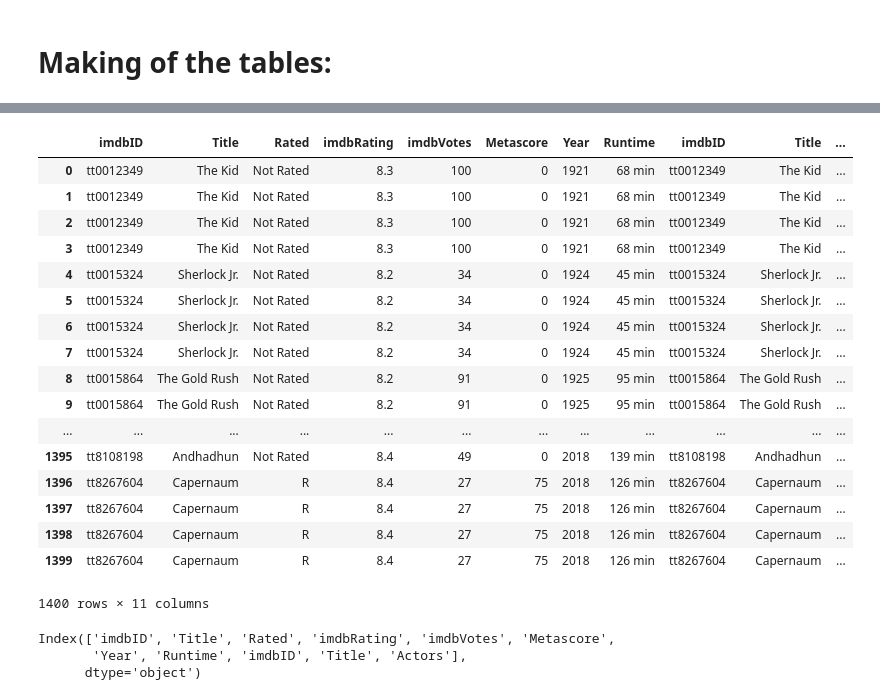
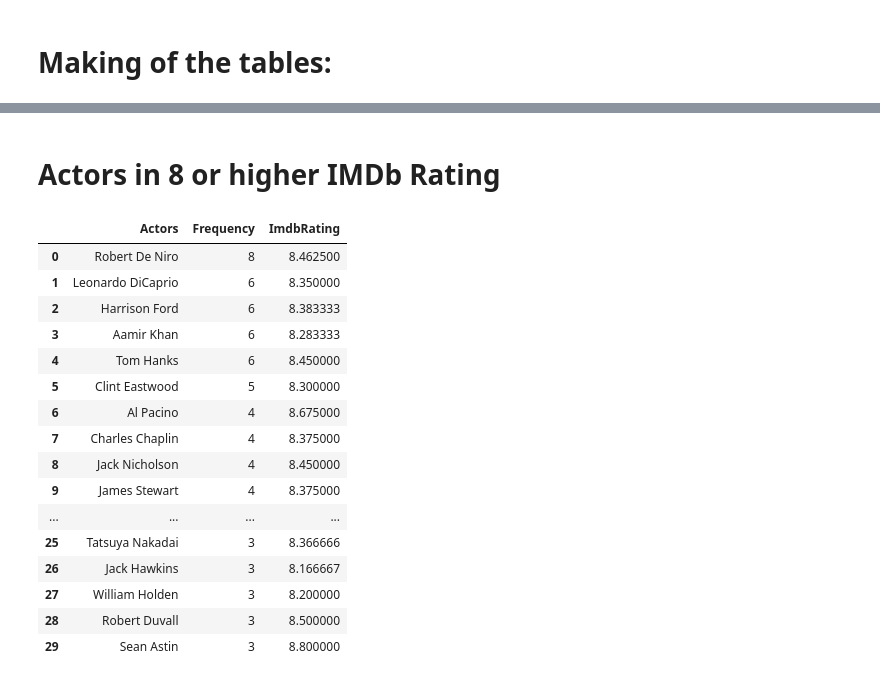
Before and after one commit to sdman135/Mod-1-Project, a Jupyter notebook: Sam_Mod-1-Web-Scraping-Project-1_new-Cleaned.ipynb, the cells around one changed output, grey strips where cells are left out. Cells and saved outputs as stored; diff of their text form; code cells hidden in the pictures.

```diff
--- a/Sam_Mod-1-Web-Scraping-Project-1_new-Cleaned.ipynb
+++ b/Sam_Mod-1-Web-Scraping-Project-1_new-Cleaned.ipynb
@@ -337,27 +291,2 @@ df.columns=['imdbID', 'Title', 'Rated','imdbRating','imdbVotes', 'Metascore', 'Y
-# %%
-df
-# %% [output]
-|  | imdbID | Title | Rated | imdbRating | imdbVotes | Metascore | Year | Runtime | imdbID | Title | ... |
-| 0 | tt0012349 | The Kid | Not Rated | 8.3 | 100 | 0 | 1921 | 68 min | tt0012349 | The Kid | ... |
-| 1 | tt0012349 | The Kid | Not Rated | 8.3 | 100 | 0 | 1921 | 68 min | tt0012349 | The Kid | ... |
-| 2 | tt0012349 | The Kid | Not Rated | 8.3 | 100 | 0 | 1921 | 68 min | tt0012349 | The Kid | ... |
-| 3 | tt0012349 | The Kid | Not Rated | 8.3 | 100 | 0 | 1921 | 68 min | tt0012349 | The Kid | ... |
-| 4 | tt0015324 | Sherlock Jr. | Not Rated | 8.2 | 34 | 0 | 1924 | 45 min | tt0015324 | Sherlock Jr. | ... |
-| 5 | tt0015324 | Sherlock Jr. | Not Rated | 8.2 | 34 | 0 | 1924 | 45 min | tt0015324 | Sherlock Jr. | ... |
-| 6 | tt0015324 | Sherlock Jr. | Not Rated | 8.2 | 34 | 0 | 1924 | 45 min | tt0015324 | Sherlock Jr. | ... |
-| 7 | tt0015324 | Sherlock Jr. | Not Rated | 8.2 | 34 | 0 | 1924 | 45 min | tt0015324 | Sherlock Jr. | ... |
-| 8 | tt0015864 | The Gold Rush | Not Rated | 8.2 | 91 | 0 | 1925 | 95 min | tt0015864 | The Gold Rush | ... |
-| 9 | tt0015864 | The Gold Rush | Not Rated | 8.2 | 91 | 0 | 1925 | 95 min | tt0015864 | The Gold Rush | ... |
-| ... | ... | ... | ... | ... | ... | ... | ... | ... | ... | ... | ... |
-| 1395 | tt8108198 | Andhadhun | Not Rated | 8.4 | 49 | 0 | 2018 | 139 min | tt8108198 | Andhadhun | ... |
-| 1396 | tt8267604 | Capernaum | R | 8.4 | 27 | 75 | 2018 | 126 min | tt8267604 | Capernaum | ... |
-| 1397 | tt8267604 | Capernaum | R | 8.4 | 27 | 75 | 2018 | 126 min | tt8267604 | Capernaum | ... |
-| 1398 | tt8267604 | Capernaum | R | 8.4 | 27 | 75 | 2018 | 126 min | tt8267604 | Capernaum | ... |
-| 1399 | tt8267604 | Capernaum | R | 8.4 | 27 | 75 | 2018 | 126 min | tt8267604 | Capernaum | ... |
-1400 rows × 11 columns
-# %%
-print(df.columns)
-# %% [output]
-Index(['imdbID', 'Title', 'Rated', 'imdbRating', 'imdbVotes', 'Metascore',
-       'Year', 'Runtime', 'imdbID', 'Title', 'Actors'],
-      dtype='object')
+# %% [markdown]
+# Actors in 8 or higher IMDb Rating
@@ -363,0 +306,20 @@ Index(['imdbID', 'Title', 'Rated', 'imdbRating', 'imdbVotes', 'Metascore',
+# %%
+df_rating_freq
+# %% [output]
+|  | Actors | Frequency | ImdbRating |
+| 0 | Robert De Niro | 8 | 8.462500 |
+| 1 | Leonardo DiCaprio | 6 | 8.350000 |
+| 2 | Harrison Ford | 6 | 8.383333 |
+| 3 | Aamir Khan | 6 | 8.283333 |
+| 4 | Tom Hanks | 6 | 8.450000 |
+| 5 | Clint Eastwood | 5 | 8.300000 |
+| 6 | Al Pacino | 4 | 8.675000 |
+| 7 | Charles Chaplin | 4 | 8.375000 |
+| 8 | Jack Nicholson | 4 | 8.450000 |
+| 9 | James Stewart | 4 | 8.375000 |
+| ... | ... | ... | ... |
+| 25 | Tatsuya Nakadai | 3 | 8.366666 |
+| 26 | Jack Hawkins | 3 | 8.166667 |
+| 27 | William Holden | 3 | 8.200000 |
+| 28 | Robert Duvall | 3 | 8.500000 |
+| 29 | Sean Astin | 3 | 8.800000 |
```
Also changed, not shown: parts of 32 cells of this notebook, 3 other files.
